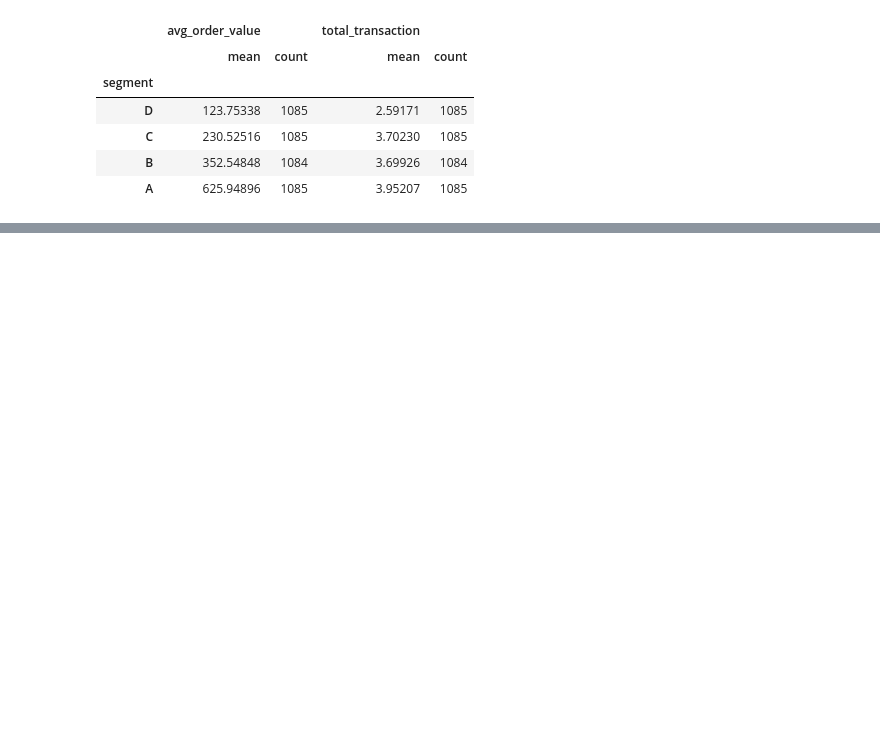
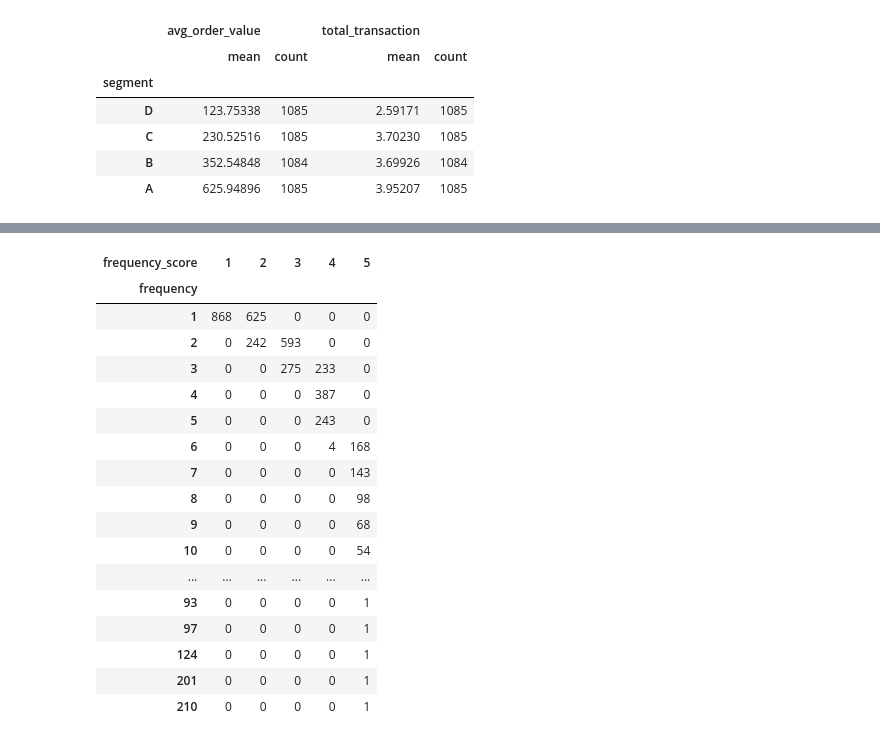
Before and after one commit to taliarosenkranz/Portfolio, a Jupyter notebook: PORTFOLIO_CUSTOMER_LIFETIME_VALUE_CALCULATION.ipynb, the cells around one changed output, grey strips where cells are left out. Drawn from its saved outputs; the diff is of its cells as text; code cells hidden in the pictures; blank space fills up the shorter version.

```diff
--- a/PORTFOLIO_CUSTOMER_LIFETIME_VALUE_CALCULATION.ipynb
+++ b/PORTFOLIO_CUSTOMER_LIFETIME_VALUE_CALCULATION.ipynb
@@ -368,0 +505,4 @@ Splitting customers into segments as done above allows businesses to make data-d
+# %%
+rfm=df.groupby("Customer ID").agg({"InvoiceDate": lambda x :(today_date-x.max()).days,
+                               "Invoice": lambda x : x.nunique(),
+                               "TotalPrice":lambda x : x.sum()})
@@ -368,0 +513,5 @@ Splitting customers into segments as done above allows businesses to make data-d
+# %%
+#renaiming
+rfm.columns=['recency', 'frequency', 'monetary']
+# %%
+rfm=rfm[rfm["monetary"]>0]
@@ -368,0 +520,3 @@ Splitting customers into segments as done above allows businesses to make data-d
+# %%
+rfm["receny_score"] = pd.qcut(rfm["recency"],5,labels=[5,4,3,2,1])
+rfm.head()
@@ -368,0 +531,22 @@ Splitting customers into segments as done above allows businesses to make data-d
+# %%
+rfm["frequency_score"] = pd.qcut(rfm["frequency"].rank(method="first"),5,labels=[1,2,3,4,5])
+pd.crosstab( rfm.frequency,rfm.frequency_score )
+# %% [output]
+| frequency_score | 1 | 2 | 3 | 4 | 5 |
+| frequency |  |  |  |  |  |
+| 1 | 868 | 625 | 0 | 0 | 0 |
+| 2 | 0 | 242 | 593 | 0 | 0 |
+| 3 | 0 | 0 | 275 | 233 | 0 |
+| 4 | 0 | 0 | 0 | 387 | 0 |
+| 5 | 0 | 0 | 0 | 243 | 0 |
+| 6 | 0 | 0 | 0 | 4 | 168 |
+| 7 | 0 | 0 | 0 | 0 | 143 |
+| 8 | 0 | 0 | 0 | 0 | 98 |
+| 9 | 0 | 0 | 0 | 0 | 68 |
+| 10 | 0 | 0 | 0 | 0 | 54 |
+| ... | ... | ... | ... | ... | ... |
+| 93 | 0 | 0 | 0 | 0 | 1 |
+| 97 | 0 | 0 | 0 | 0 | 1 |
+| 124 | 0 | 0 | 0 | 0 | 1 |
+| 201 | 0 | 0 | 0 | 0 | 1 |
+| 210 | 0 | 0 | 0 | 0 | 1 |
```
Also changed, not shown: parts of 81 cells of this notebook.
